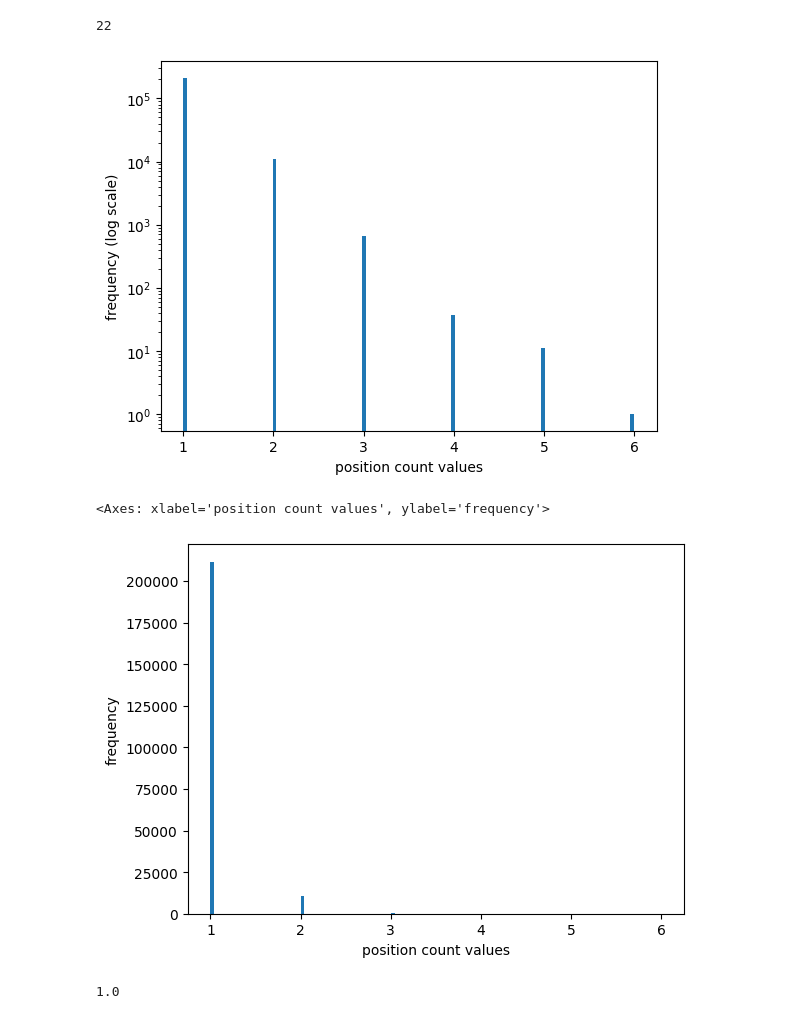
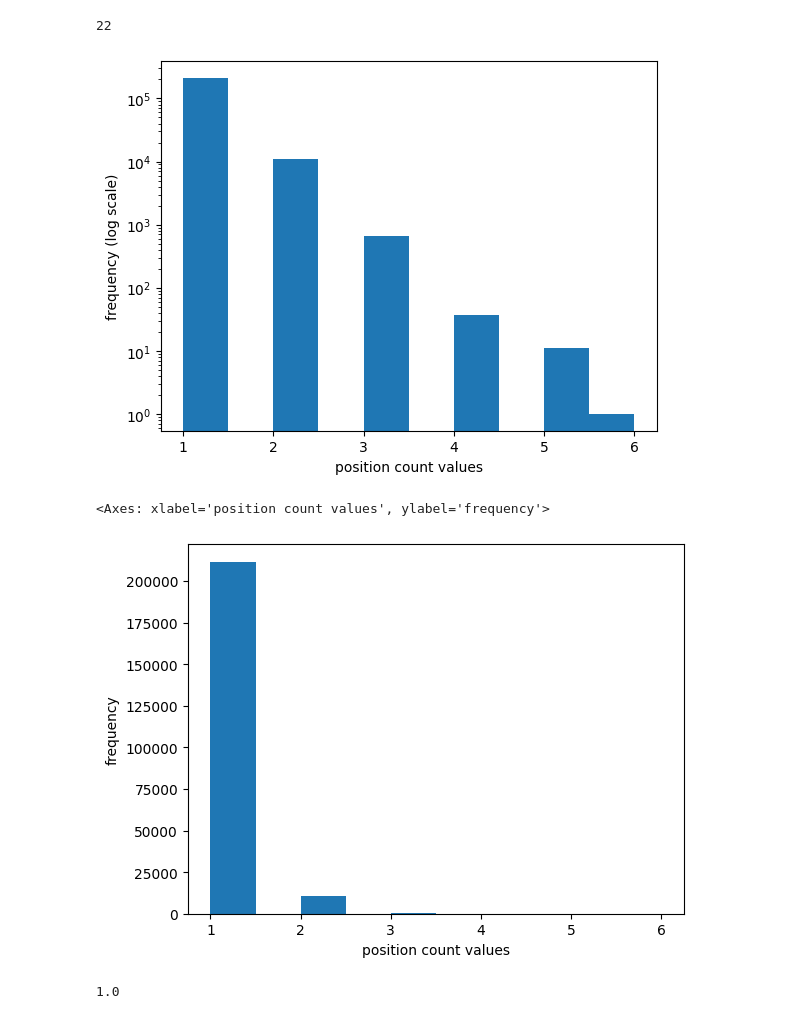
Before and after one commit to junkha/ba_biomed, a Jupyter notebook: analysis/analyse_position_count_mmml_onek1k.ipynb, the cells around one changed output. Cells and saved outputs as stored; diff of their text form; code cells hidden in the pictures.

```diff
--- a/analysis/analyse_position_count_mmml_onek1k.ipynb
+++ b/analysis/analyse_position_count_mmml_onek1k.ipynb
@@ -30,18 +30,18 @@ df["chromosome"].nunique()
 threshold = 40
 # %%
 # plot with log scale
-df["position_count"].plot(kind="hist", bins=121, xlabel="position count values", ylabel="frequency (log scale)")
+df["position_count"].plot(kind="hist", xlabel="position count values", ylabel="frequency (log scale)")
 plt.yscale('log')
 #plt.axvline(x=threshold, color="r")
 # %% [output]
-[figure, old version]
+[figure, new version]
 # %%
 # plot without log scale
-df["position_count"].plot(kind="hist", bins=120, xlabel="position count values", ylabel="frequency")
+df["position_count"].plot(kind="hist", xlabel="position count values", ylabel="frequency")
 #plt.axvline(x=threshold, color="r")
 # %% [output]
 <Axes: xlabel='position count values', ylabel='frequency'>
-[figure, old version]
+[figure, new version]
 # %%
 df["position_count"].median()
 # %% [output]
```
